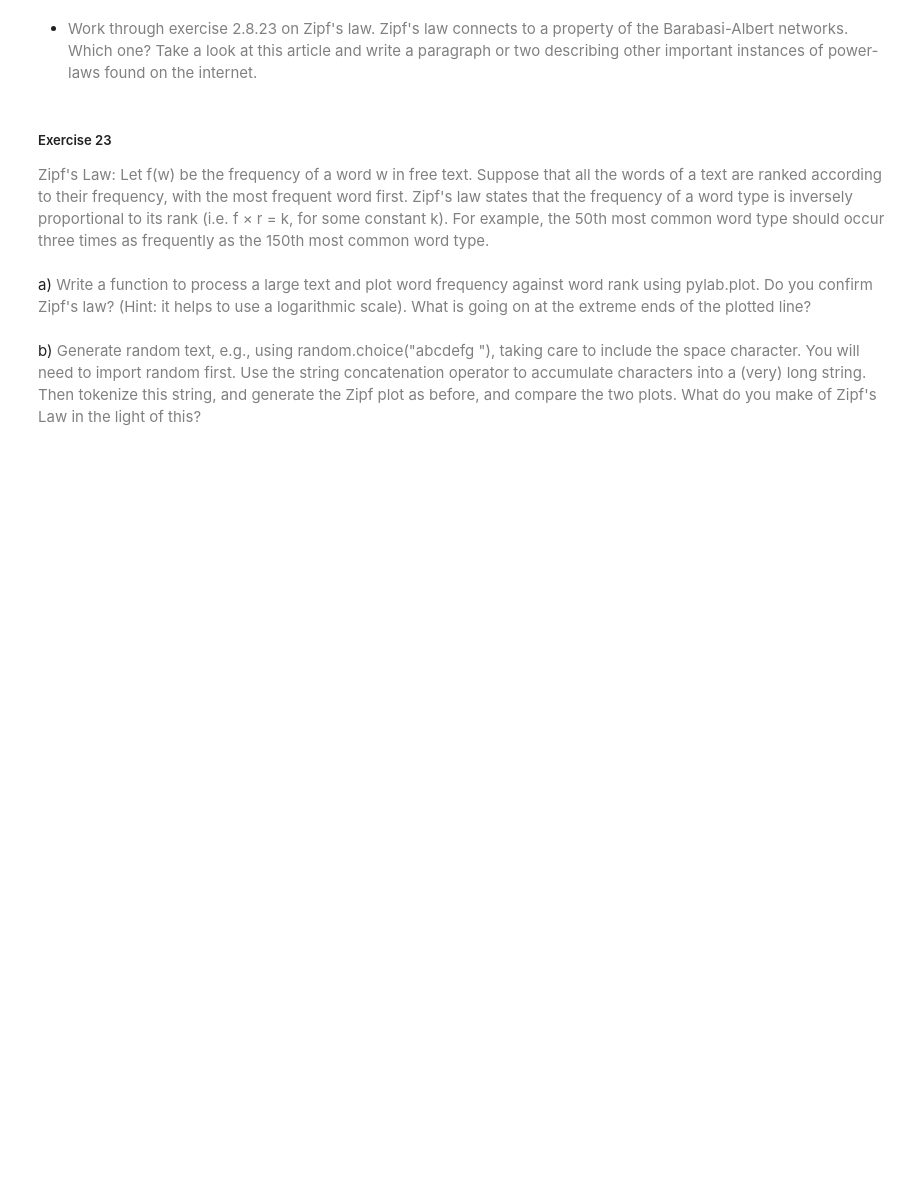
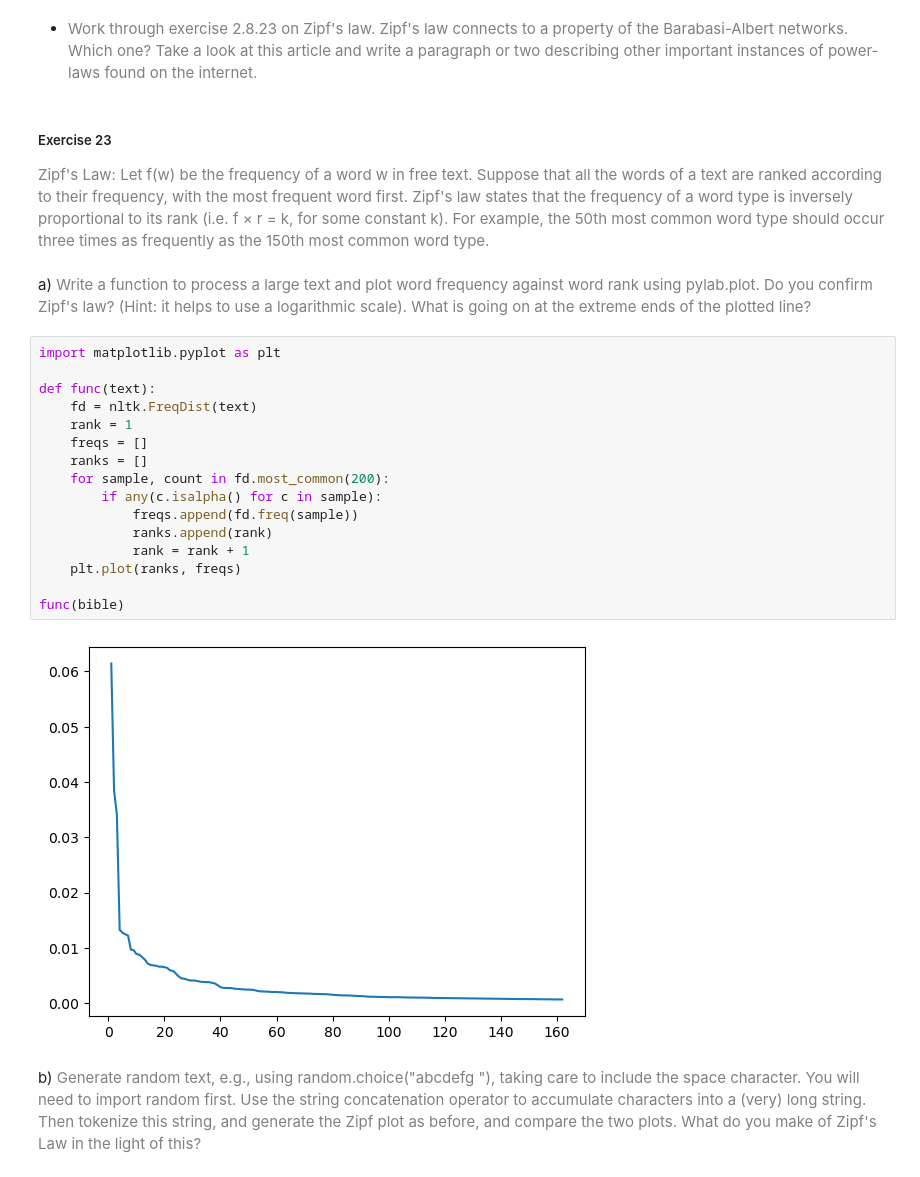
Before and after one commit to AleksandarLukic96/02805_Social_Graphs_and_Interactions, a Jupyter notebook: Exercise_solutions/Week_6.ipynb, the cells around one changed output. Cells and saved outputs as stored; diff of their text form; blank space fills up the shorter version.

```diff
--- a/Exercise_solutions/Week_6.ipynb
+++ b/Exercise_solutions/Week_6.ipynb
@@ -352,5 +352,23 @@ print(most_frequent_bigrams(bible))
 <font color='gray'> Zipf's Law: Let f(w) be the frequency of a word w in free text. Suppose that all the words of a text are ranked according to their frequency, with the most frequent word first. Zipf's law states that the frequency of a word type is inversely proportional to its rank (i.e. f × r = k, for some constant k). For example, the 50th most common word type should occur three times as frequently as the 150th most common word type. </font>
 # %% [markdown]
 a) <font color='gray'> Write a function to process a large text and plot word frequency against word rank using pylab.plot. Do you confirm Zipf's law? (Hint: it helps to use a logarithmic scale). What is going on at the extreme ends of the plotted line? </font>
+# %%
+import matplotlib.pyplot as plt
+
+def func(text):
+    fd = nltk.FreqDist(text)
+    rank = 1
+    freqs = []
+    ranks = []
+    for sample, count in fd.most_common(200):
+        if any(c.isalpha() for c in sample):
+            freqs.append(fd.freq(sample))
+            ranks.append(rank)
+            rank = rank + 1
+    plt.plot(ranks, freqs)
+
+func(bible)
+# %% [output]
+[figure, added]
 # %% [markdown]
 b) <font color='gray'> Generate random text, e.g., using random.choice("abcdefg "), taking care to include the space character. You will need to import random first. Use the string concatenation operator to accumulate characters into a (very) long string. Then tokenize this string, and generate the Zipf plot as before, and compare the two plots. What do you make of Zipf's Law in the light of this? </font>
```
Also changed, not shown: parts of 1 cell of this notebook.
